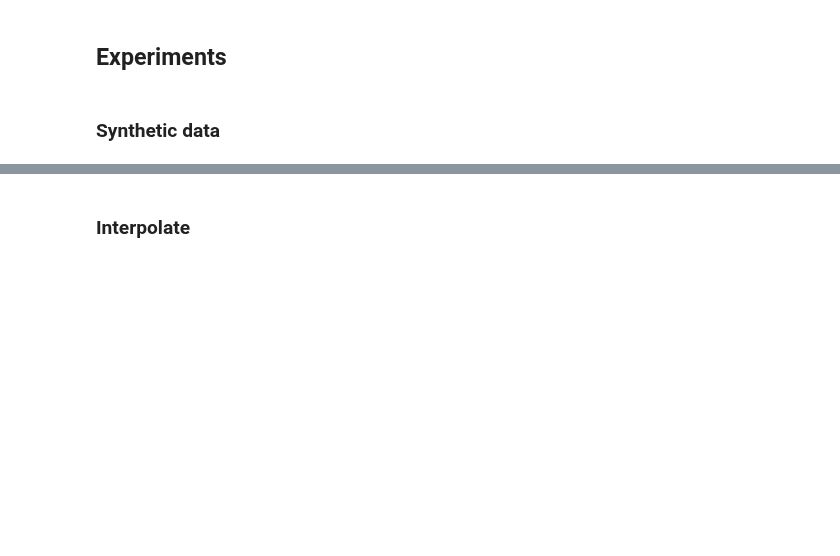
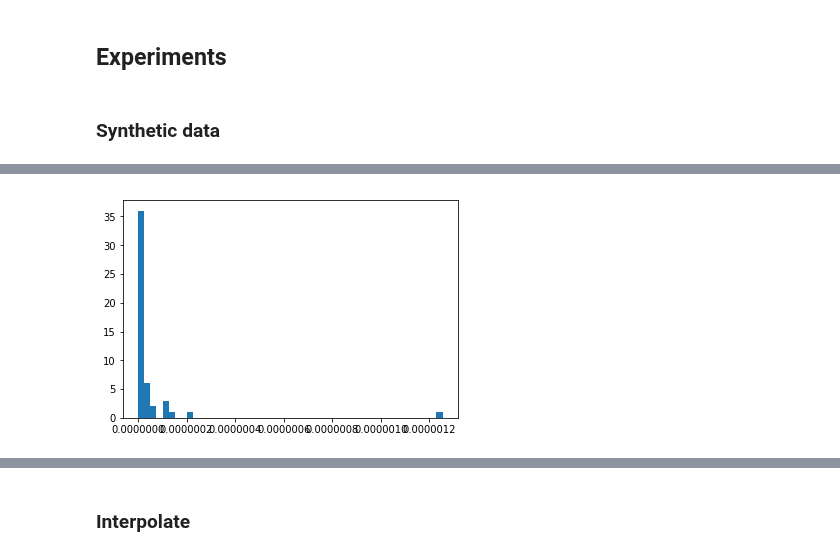
Before and after one commit to eliisabethein/DD2424-project, a Jupyter notebook: refactored-workspace.ipynb, the cells around one changed output, grey strips where cells are left out. Saved outputs shown, nothing was run; the diff lists cells and outputs as text; code cells hidden in the pictures; blank space fills up the shorter version.

```diff
--- a/refactored-workspace.ipynb
+++ b/refactored-workspace.ipynb
@@ -756,6 +752,19 @@ def calc_mi(model, test_data_batch):
         mi += mutual_info * batch_size
 
     return mi / num_examples
+# %%
+def hist_active_units(vae, train_inputs, train_lengths=None):
+    all_mus = None
+    for i in range(len(train_inputs)):
+        mus, _ = vae.encode(train_inputs[i], train_lengths[i] if train_lengths is not None else None)
+        mus = mus.squeeze(0)
+        if all_mus is None:
+            all_mus = mus.detach().numpy()
+        else:
+            all_mus = np.vstack((mus.detach().numpy(), all_mus))
+    #print(np.sum(np.var(mus.detach().numpy(), axis=0) > 1e-2))
+    plt.hist(np.var(mus.detach().numpy(), axis=0), bins=50)
+    plt.show()
 # %% [markdown]
 ### Synthetic data
 # %%
@@ -777,3 +865,7 @@ train(vae, inputs, targets, val_inputs, epochs, vocab_size, hidden_size, latent_
+# %%
+hist_active_units(vae, inputs)
+# %% [output]
+[figure, added]
 # %%
 #with annealing
 vocab_size = 1000
```
Also changed, not shown: parts of 29 cells of this notebook, 8 other files.
